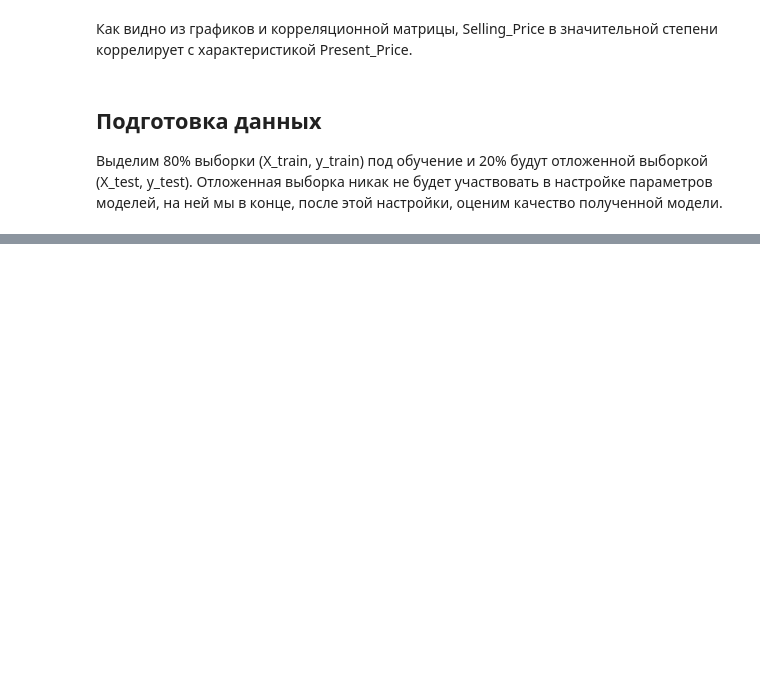
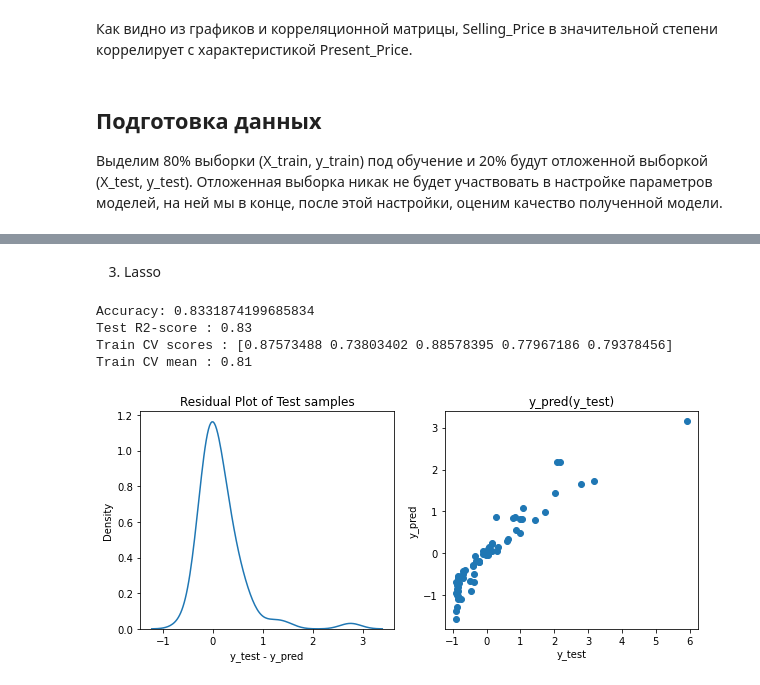
Before and after one commit to SavchukDI/MAI, a Jupyter notebook: ml_course/practice_2/ml_pr2.ipynb, the cells around one changed output, grey strips where cells are left out. Cells and saved outputs as stored; diff of their text form; code cells hidden in the pictures; blank space fills up the shorter version.

```diff
--- a/ml_course/practice_2/ml_pr2.ipynb
+++ b/ml_course/practice_2/ml_pr2.ipynb
@@ -160,0 +268,15 @@ plt.show()
+# %% [markdown]
+3. Lasso
+# %%
+model_ls = Lasso()
+alpha = np.logspace(-3,3,num=14)
+
+# Отыскания наилучших гиперпараметров с помощью RandomizedSearchCV
+ls_rs = RandomizedSearchCV(estimator = model_ls, param_distributions = dict(alpha=alpha))
+pred_model(ls_rs, 'Lasso')
+# %% [output]
+Accuracy: 0.8331874199685834
+Test R2-score : 0.83
+Train CV scores : [0.87573488 0.73803402 0.88578395 0.77967186 0.79378456]
+Train CV mean : 0.81
+[figure, added]
```
Also changed, not shown: parts of 25 cells of this notebook.
